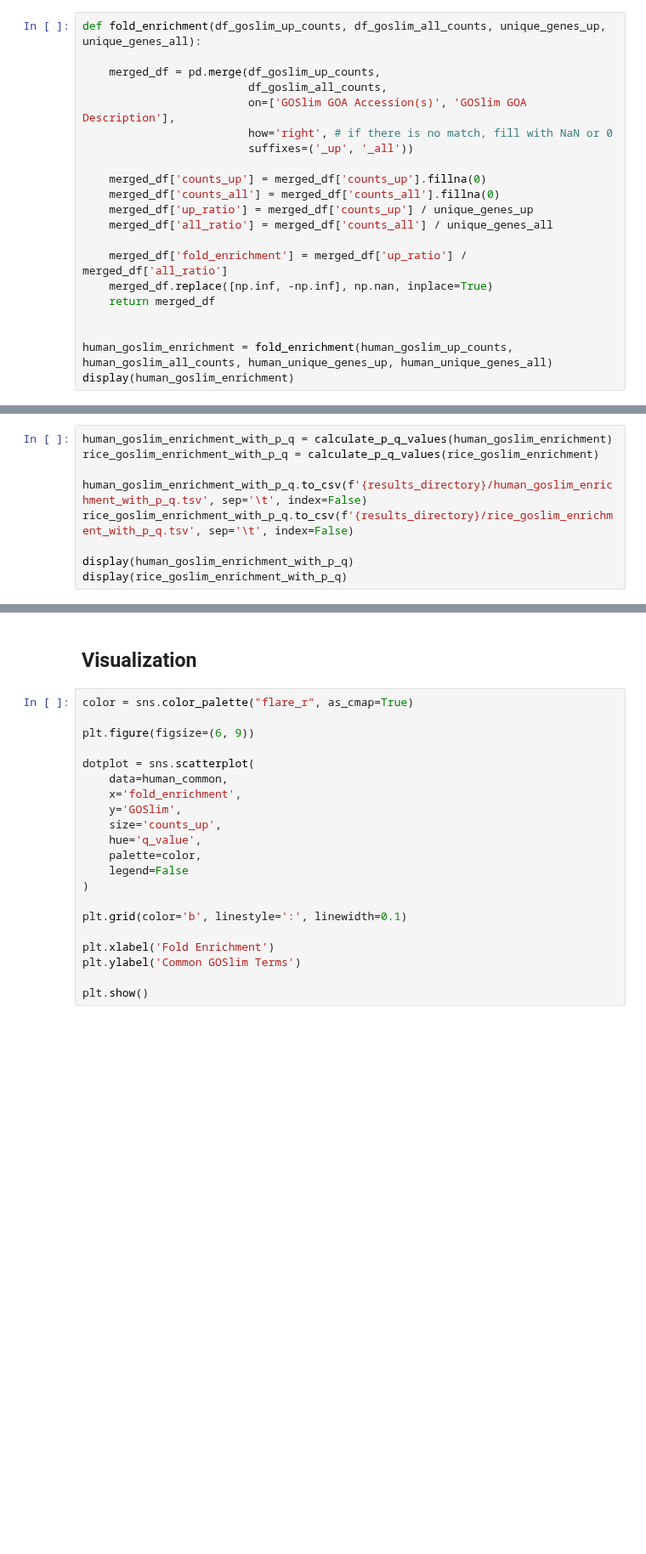
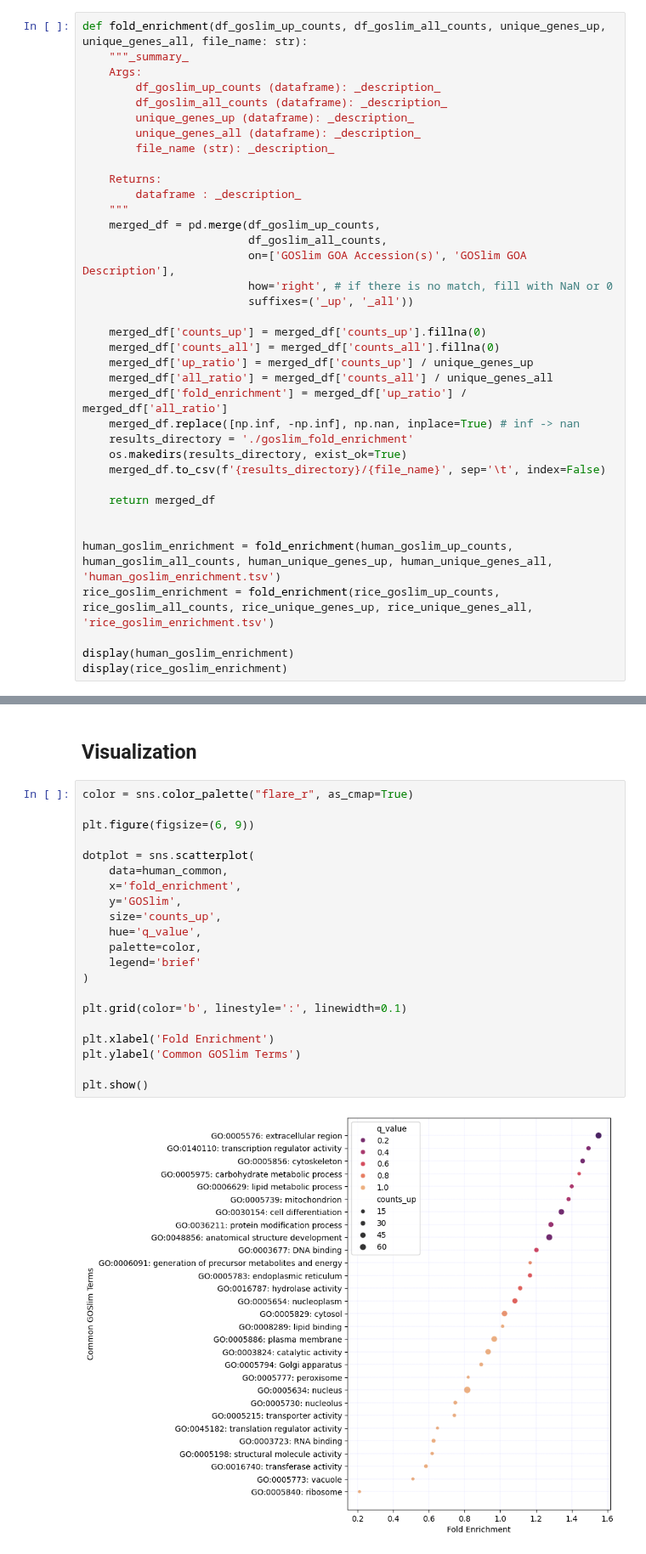
Before and after one commit to yonezawa-sora/pycircos_comaparative_species, a Jupyter notebook: goslim_enrichment/goslim_enrichment.ipynb, the cells around one changed output, grey strips where cells are left out. Shown at 85% size. Saved outputs shown, nothing was run; the diff lists cells and outputs as text; blank space fills up the shorter version.

```diff
--- a/goslim_enrichment/goslim_enrichment.ipynb
+++ b/goslim_enrichment/goslim_enrichment.ipynb
@@ -168,6 +178,16 @@ rice_unique_genes_up = pd.read_csv('../data/rice_annotation/rice_position_up.tsv
 # %%
-def fold_enrichment(df_goslim_up_counts, df_goslim_all_counts, unique_genes_up, unique_genes_all):
+def fold_enrichment(df_goslim_up_counts, df_goslim_all_counts, unique_genes_up, unique_genes_all, file_name: str):
+    """_summary_
+    Args:
+        df_goslim_up_counts (dataframe): _description_
+        df_goslim_all_counts (dataframe): _description_
+        unique_genes_up (dataframe): _description_
+        unique_genes_all (dataframe): _description_
+        file_name (str): _description_
 
+    Returns:
+        dataframe : _description_
+    """
     merged_df = pd.merge(df_goslim_up_counts,
                          df_goslim_all_counts,
                          on=['GOSlim GOA Accession(s)', 'GOSlim GOA Description'],
@@ -178,14 +198,20 @@ def fold_enrichment(df_goslim_up_counts, df_goslim_all_counts, unique_genes_up,
     merged_df['counts_all'] = merged_df['counts_all'].fillna(0)
     merged_df['up_ratio'] = merged_df['counts_up'] / unique_genes_up
     merged_df['all_ratio'] = merged_df['counts_all'] / unique_genes_all
+    merged_df['fold_enrichment'] = merged_df['up_ratio'] / merged_df['all_ratio']
+    merged_df.replace([np.inf, -np.inf], np.nan, inplace=True) # inf -> nan
+    results_directory = './goslim_fold_enrichment'
+    os.makedirs(results_directory, exist_ok=True)
+    merged_df.to_csv(f'{results_directory}/{file_name}', sep='\t', index=False)
 
-    merged_df['fold_enrichment'] = merged_df['up_ratio'] / merged_df['all_ratio']
-    merged_df.replace([np.inf, -np.inf], np.nan, inplace=True)
     return merged_df
 
 
-human_goslim_enrichment = fold_enrichment(human_goslim_up_counts, human_goslim_all_counts, human_unique_genes_up, human_unique_genes_all)
+human_goslim_enrichment = fold_enrichment(human_goslim_up_counts, human_goslim_all_counts, human_unique_genes_up, human_unique_genes_all, 'human_goslim_enrichment.tsv')
+rice_goslim_enrichment = fold_enrichment(rice_goslim_up_counts, rice_goslim_all_counts, rice_unique_genes_up, rice_unique_genes_all, 'rice_goslim_enrichment.tsv')
+
 display(human_goslim_enrichment)
+display(rice_goslim_enrichment)
 # %% [output]
 |  | GOSlim GOA Accession(s) | GOSlim GOA Description | counts_up | counts_all | up_ratio | all_ratio | ... |
 | 0 | GO:0043226 | organelle | 128.0 | 18493 | 0.640 | 0.732135 | ... |
@@ -255,12 +314,3 @@ def calculate_p_q_values(df_enrichment):
-# %%
-human_goslim_enrichment_with_p_q = calculate_p_q_values(human_goslim_enrichment)
-rice_goslim_enrichment_with_p_q = calculate_p_q_values(rice_goslim_enrichment)
-
-human_goslim_enrichment_with_p_q.to_csv(f'{results_directory}/human_goslim_enrichment_with_p_q.tsv', sep='\t', index=False)
-rice_goslim_enrichment_with_p_q.to_csv(f'{results_directory}/rice_goslim_enrichment_with_p_q.tsv', sep='\t', index=False)
-
-display(human_goslim_enrichment_with_p_q)
-display(rice_goslim_enrichment_with_p_q)
 # %%
 human_goslim_enrichment_with_p_q_up = human_goslim_enrichment_with_p_q[human_goslim_enrichment_with_p_q['counts_up'] > 0]
 rice_goslim_enrichment_with_p_q_up = rice_goslim_enrichment_with_p_q[rice_goslim_enrichment_with_p_q['counts_up'] > 0]
@@ -299,21 +428,23 @@ display(rice_common)
 # %%
 color = sns.color_palette("flare_r", as_cmap=True)
 
 plt.figure(figsize=(6, 9))
 
 dotplot = sns.scatterplot(
     data=human_common,
     x='fold_enrichment',
     y='GOSlim',
     size='counts_up',
     hue='q_value',
     palette=color,
-    legend=False
+    legend='brief'
 )
 
 plt.grid(color='b', linestyle=':', linewidth=0.1)
 
 plt.xlabel('Fold Enrichment')
 plt.ylabel('Common GOSlim Terms')
 
 plt.show()
+# %% [output]
+[figure, added]
```
Also changed, not shown: parts of 7 cells of this notebook, 14 other files.
